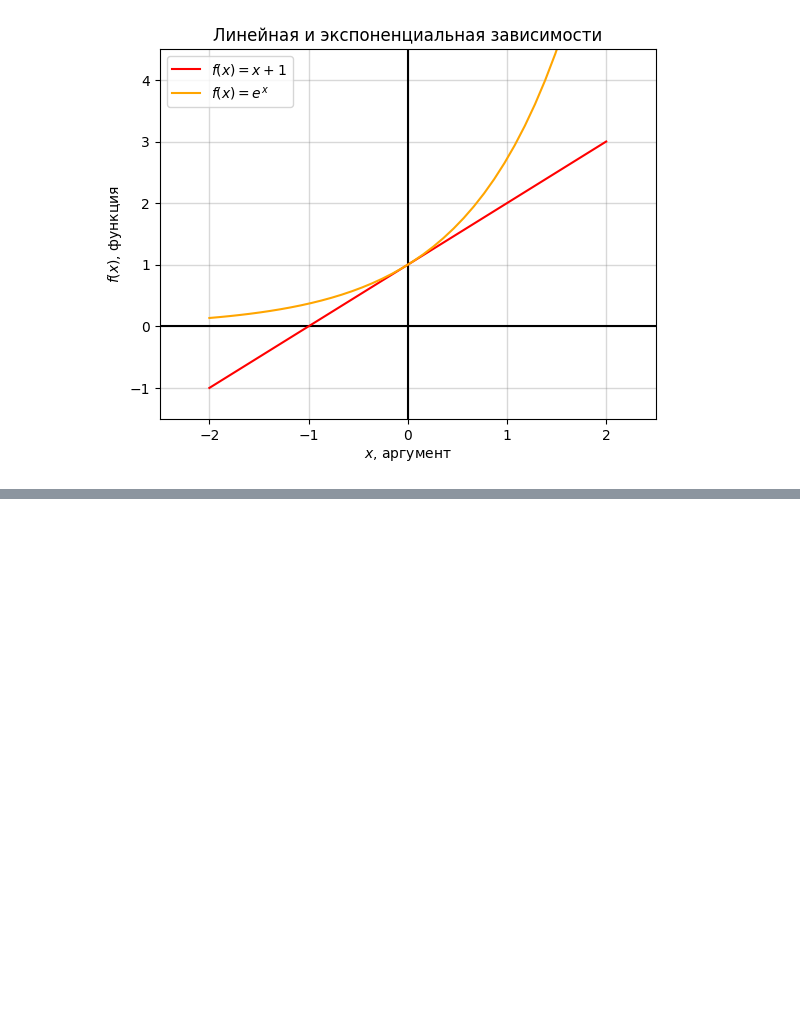
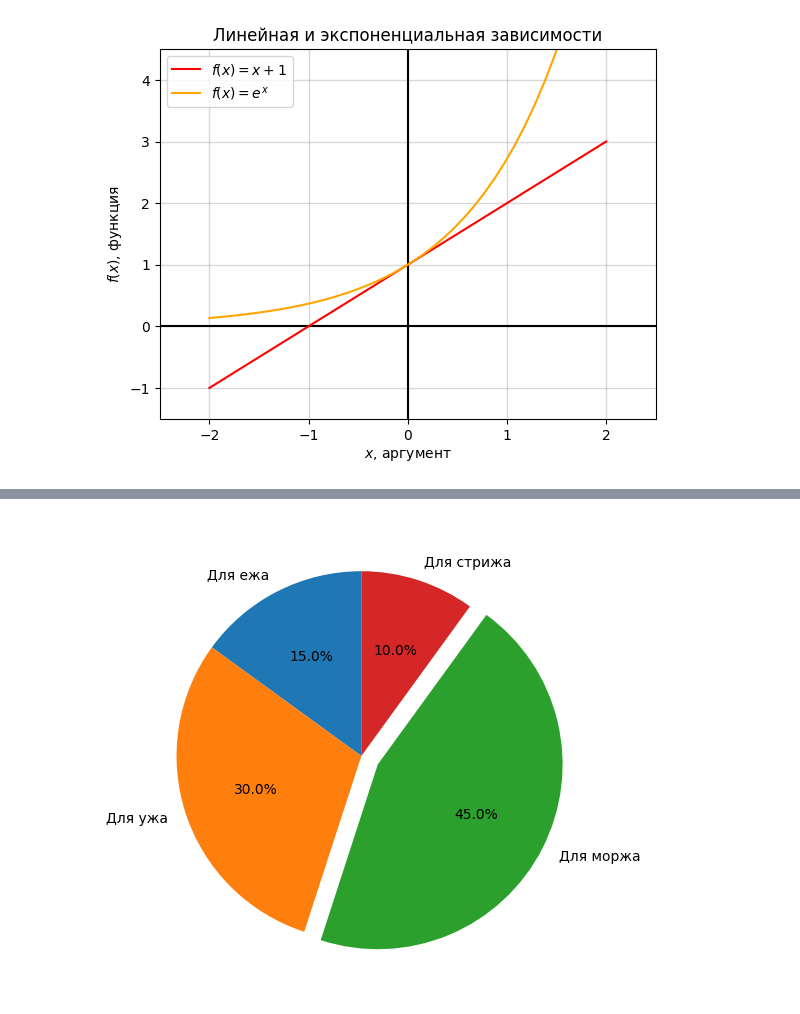
Before and after one commit to Cougar74/SGAU_operator_UAV, a Jupyter notebook: Практика/Практика - Основы Python/Practice_modules.ipynb, the cells around one changed output, grey strips where cells are left out. Cells and saved outputs as stored; diff of their text form; code cells hidden in the pictures; blank space fills up the shorter version.

```diff
--- a/Практика/Практика - Основы Python/Practice_modules.ipynb
+++ b/Практика/Практика - Основы Python/Practice_modules.ipynb
@@ -935,0 +1007,12 @@ plt.show()
+# %%
+labels = 'Для ежа', 'Для ужа', 'Для моржа', 'Для стрижа'
+sizes = [15, 30, 45, 10]
+explode = (0, 0, 0.1, 0)
+
+plt.rcParams['figure.figsize'] = (6.0, 6.0)
+
+fig, ax = plt.subplots()
+ax.pie(sizes, explode=explode, labels=labels, autopct='%1.1f%%', shadow=False, startangle=90)
+plt.show()
+# %% [output]
+[figure, added]
```
Also changed, not shown: parts of 14 cells of this notebook, 1 other file.
